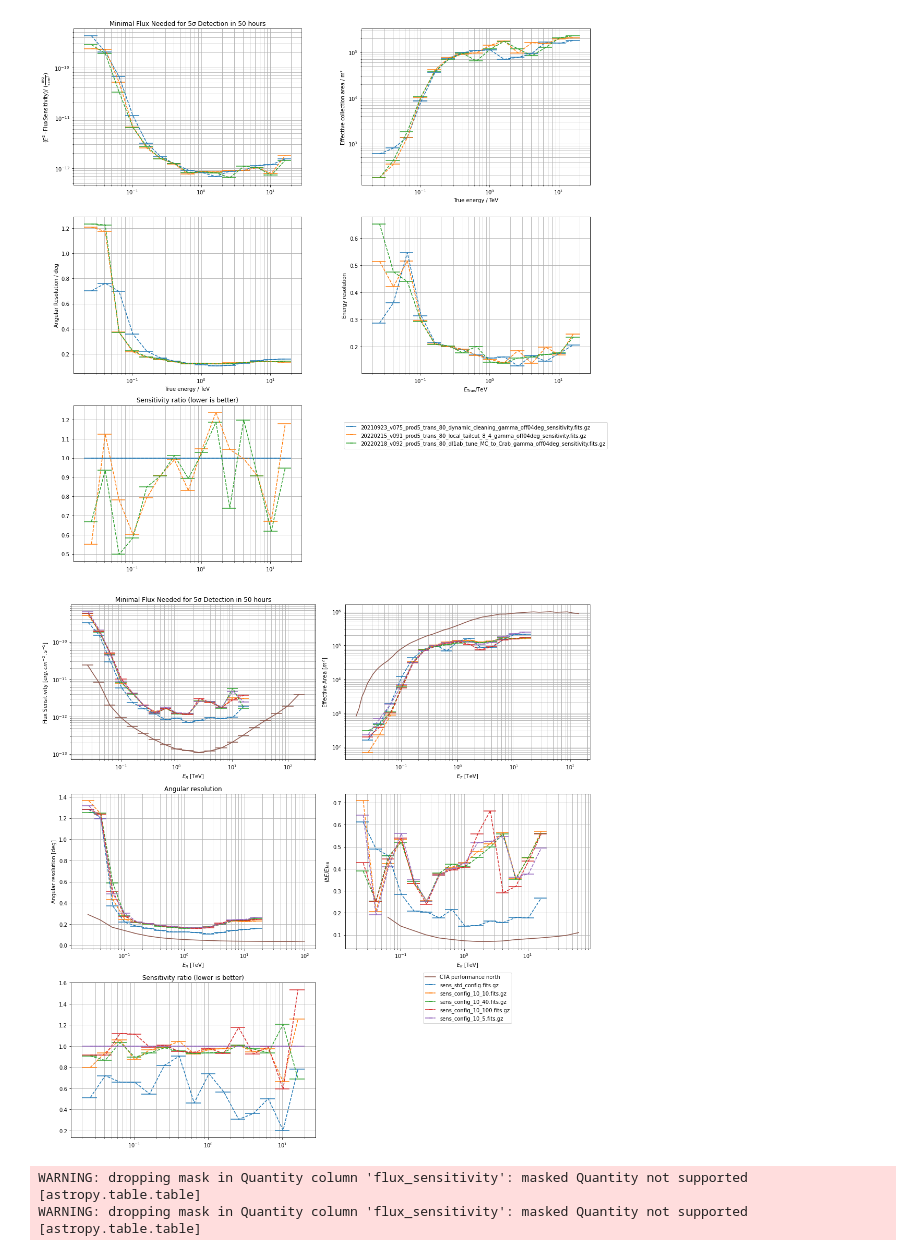
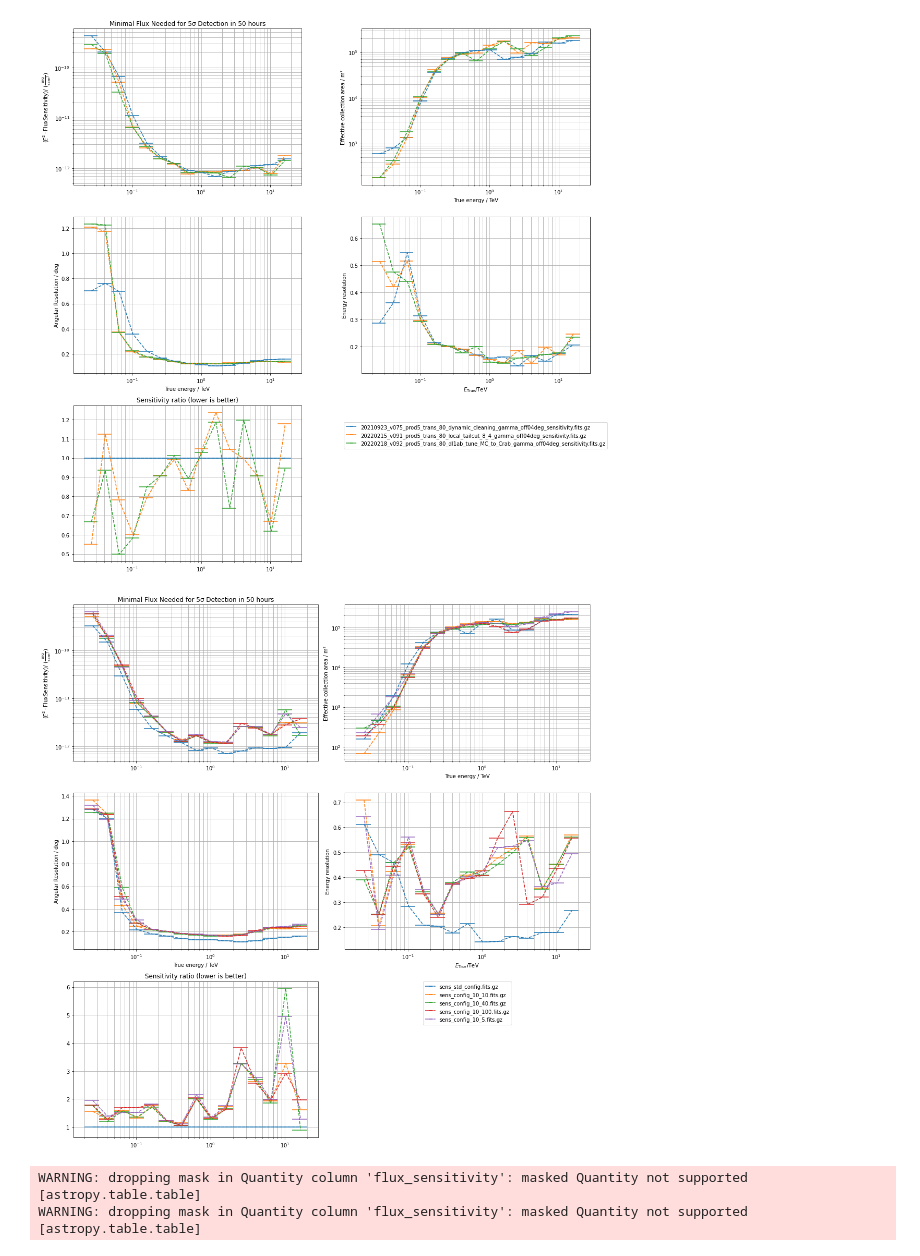
Before and after one commit to vuillaut/lstchain-rf-params-study, a Jupyter notebook: compare.ipynb, the cells around one changed output. Drawn from its saved outputs; the diff is of its cells as text; code cells hidden in the pictures.

```diff
--- a/compare.ipynb
+++ b/compare.ipynb
@@ -138,11 +138,11 @@ fits_list = glob('results/config_*/*.fits.gz')
 # %%
 # As a function of min_samples_split
 # max_depth=10
 fits_list = [std_config_irfile]
 fits_list.extend(glob('results/config_10_*/*.fits.gz'))
-axes=plot_comparison(filelist=fits_list, baseline_index=-1, cta_north=True, ls='--')
+axes=plot_comparison(filelist=fits_list, baseline_index=0, cta_north=False, ls='--')
 # %% [output]
-[figure, old version]
+[figure, new version]
 # %%
 # As a function of min_samples_split
 # max_depth=30
```
Also changed, not shown: 1 other file.
